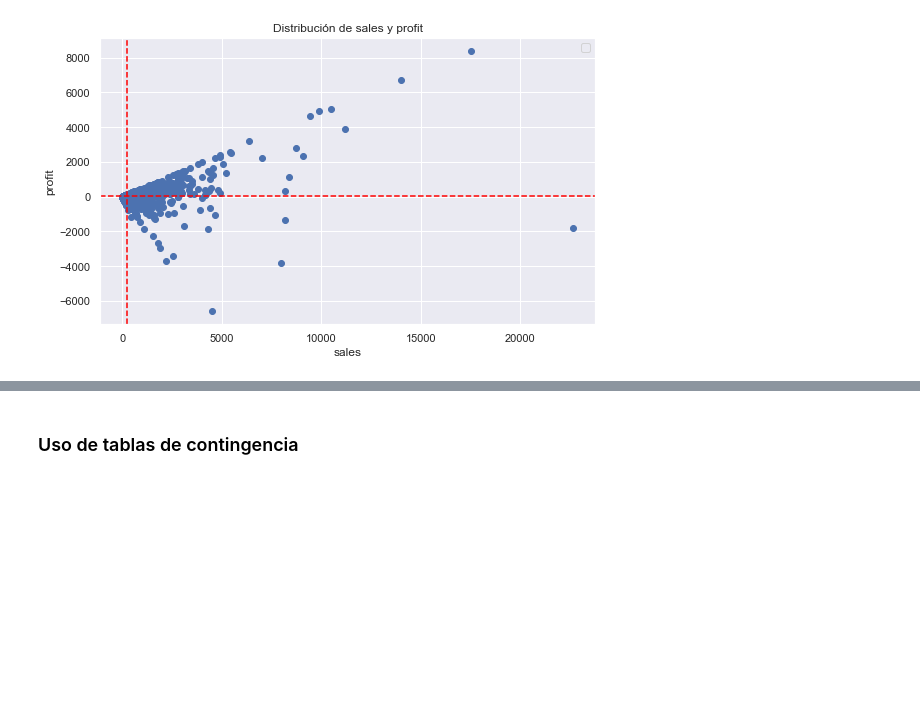
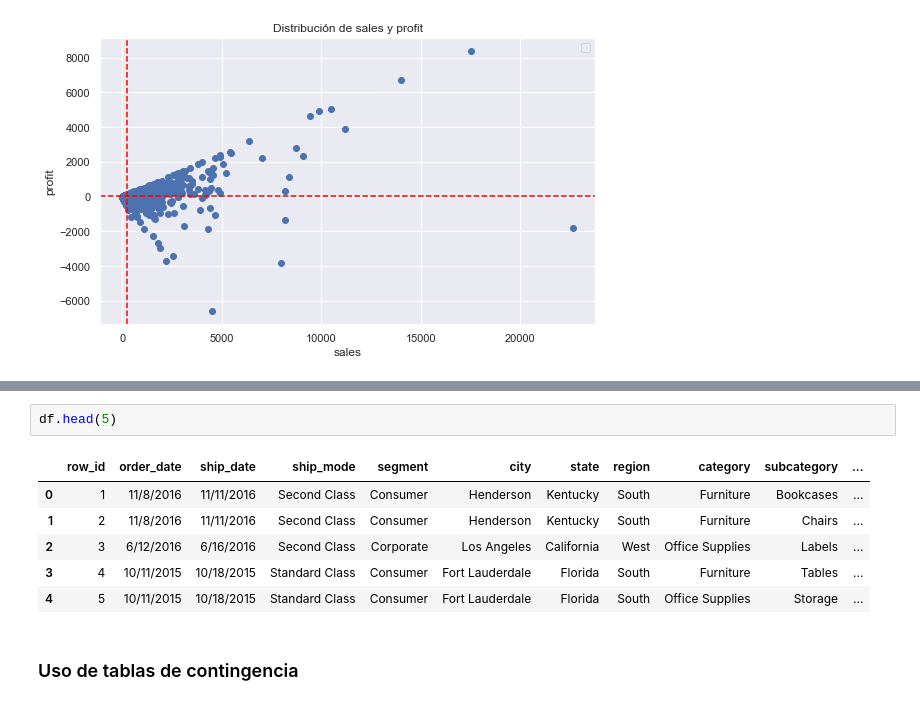
Before and after one commit to Franciscoletelier/UDP_BA, a Jupyter notebook: UDP_BA_Clase_06.ipynb, the cells around one changed output, grey strips where cells are left out. Saved outputs shown, nothing was run; the diff lists cells and outputs as text; blank space fills up the shorter version.

```diff
--- a/UDP_BA_Clase_06.ipynb
+++ b/UDP_BA_Clase_06.ipynb
@@ -374,3 +392,12 @@ No artists with labels found to put in legend.  Note that artists whose label st
+# %%
+df.head(5)
+# %% [output]
+|  | row_id | order_date | ship_date | ship_mode | segment | city | state | region | category | subcategory | ... |
+| 0 | 1 | 11/8/2016 | 11/11/2016 | Second Class | Consumer | Henderson | Kentucky | South | Furniture | Bookcases | ... |
+| 1 | 2 | 11/8/2016 | 11/11/2016 | Second Class | Consumer | Henderson | Kentucky | South | Furniture | Chairs | ... |
+| 2 | 3 | 6/12/2016 | 6/16/2016 | Second Class | Corporate | Los Angeles | California | West | Office Supplies | Labels | ... |
+| 3 | 4 | 10/11/2015 | 10/18/2015 | Standard Class | Consumer | Fort Lauderdale | Florida | South | Furniture | Tables | ... |
+| 4 | 5 | 10/11/2015 | 10/18/2015 | Standard Class | Consumer | Fort Lauderdale | Florida | South | Office Supplies | Storage | ... |
 # %% [markdown]
 ### Uso de tablas de contingencia
 # %% [markdown]
```
Also changed, not shown: parts of 27 cells of this notebook, 2 other files.
